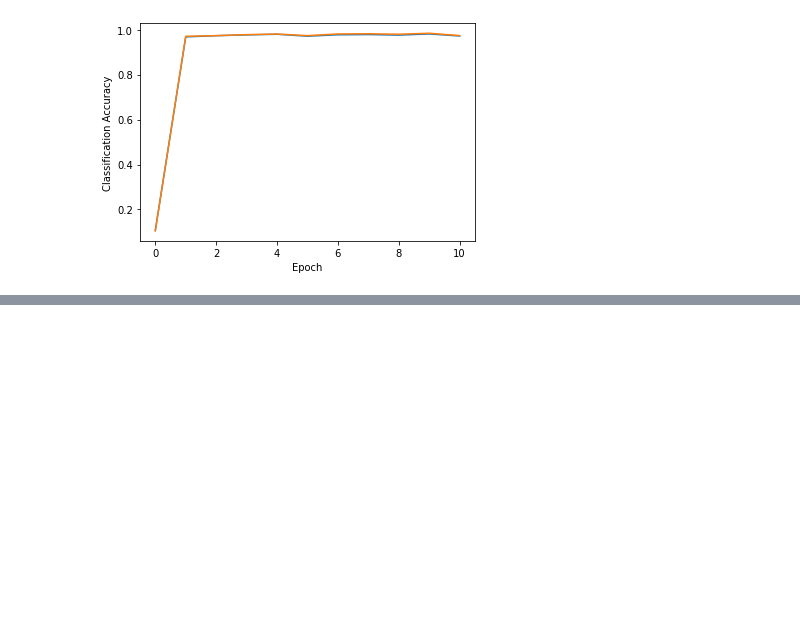
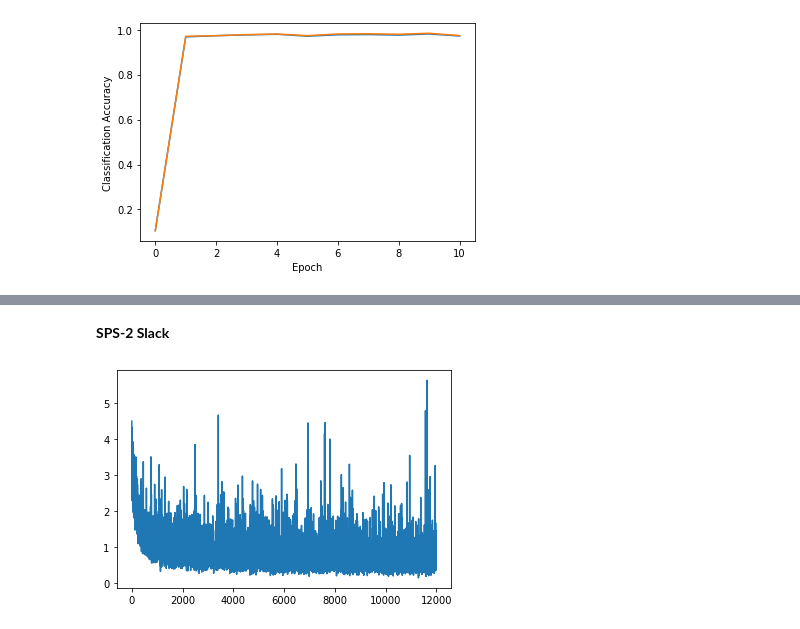
Before and after one commit to wswartworth/non_convex_sps2, a Jupyter notebook: non_convex_updated.ipynb, the cells around one changed output, grey strips where cells are left out. Cells and saved outputs as stored; diff of their text form; code cells hidden in the pictures; blank space fills up the shorter version.

Commit message:
added slack experiments

```diff
--- a/non_convex_updated.ipynb
+++ b/non_convex_updated.ipynb
@@ -556,0 +610,8 @@ plt.show()
+# %% [markdown]
+<b> SPS-2 Slack </b>
+# %%
+sps2slack_data = load_data("sps2slack_medium")
+plt.plot(adam_data['batch_losses'][5:])
+plt.show()
+# %% [output]
+[figure, added]
```
Also changed, not shown: parts of 14 cells of this notebook, 21 other files.
